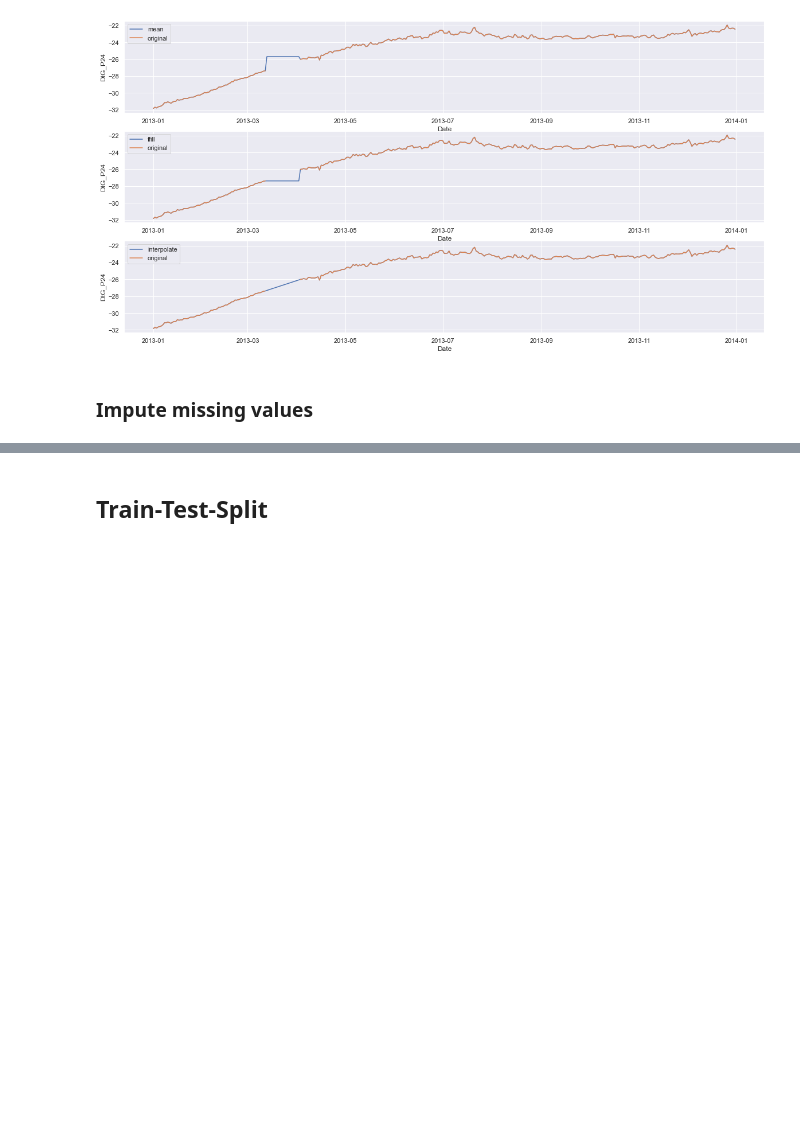
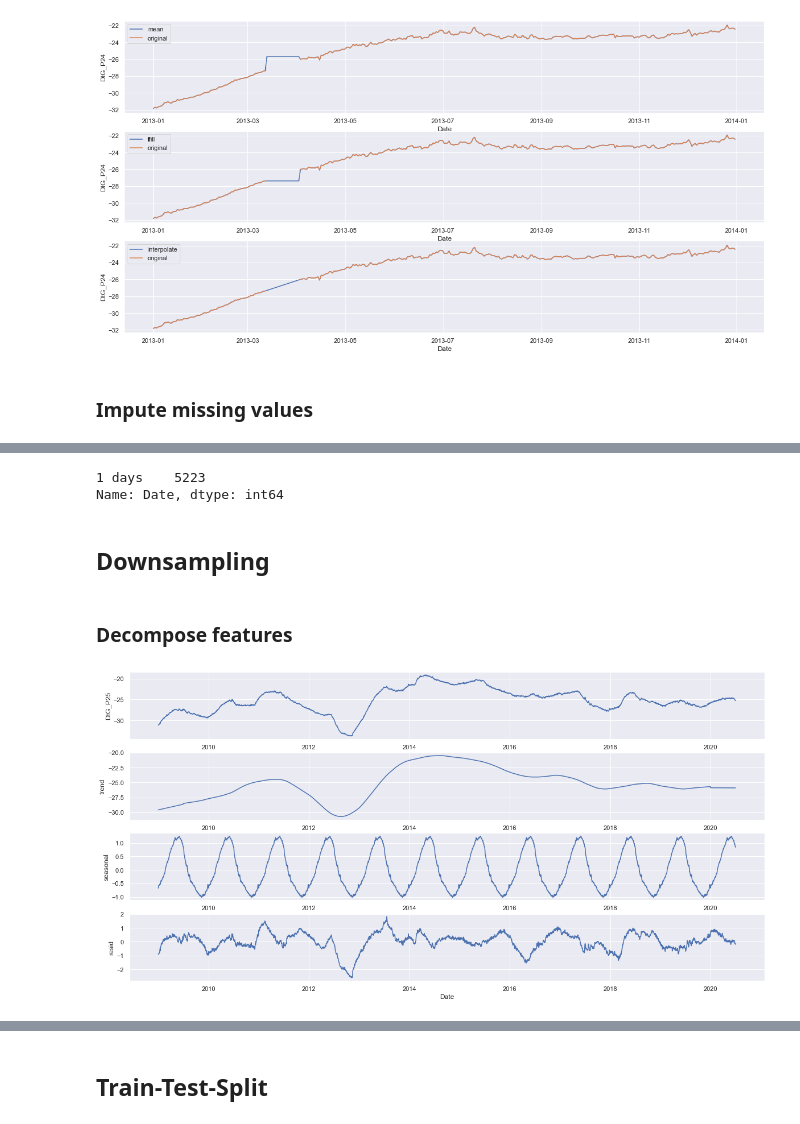
Before and after one commit to mfriebel/waterlevel_prediction, a Jupyter notebook: eda_Petrignano_2.ipynb, the cells around one changed output, grey strips where cells are left out. Drawn from its saved outputs; the diff is of its cells as text; code cells hidden in the pictures; blank space fills up the shorter version.

```diff
--- a/eda_Petrignano_2.ipynb
+++ b/eda_Petrignano_2.ipynb
@@ -178,0 +181,15 @@ df_imputed['DtG_P24'] = df_imputed['DtG_P24'].interpolate()
+# %%
+(df_imputed.index - df_imputed.index.shift(-1)).value_counts()
+# %% [output]
+1 days    5223
+Name: Date, dtype: int64
+# %% [markdown]
+## Downsampling
+# %%
+col_mean = ['DtG_P25', 'H_FCP', 'V_Pe', 'T_BU']
+col_sum = ['Rf_BU']
+df_weekly = df_imputed[col_mean].resample('7D').mean()
+df_weekly['Rf_BU'] = df_imputed[col_sum].resample('7D').sum()
+df_weekly = df_imputed.loc['2009':]
+# %% [markdown]
+### Decompose features
@@ -178,0 +207,4 @@ df_imputed['DtG_P24'] = df_imputed['DtG_P24'].interpolate()
+# %%
+y_decompose = decompose_features(df_weekly['DtG_P25'], 365)
+# %% [output]
+[figure, added]
```
Also changed, not shown: parts of 46 cells of this notebook.
